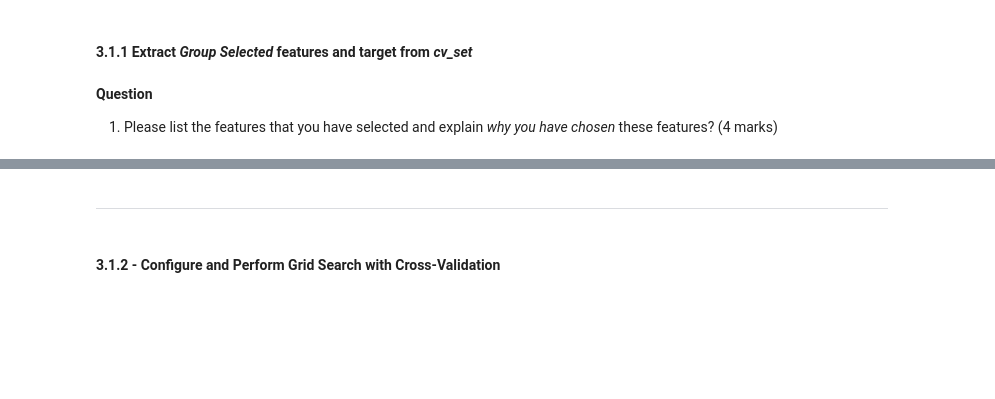
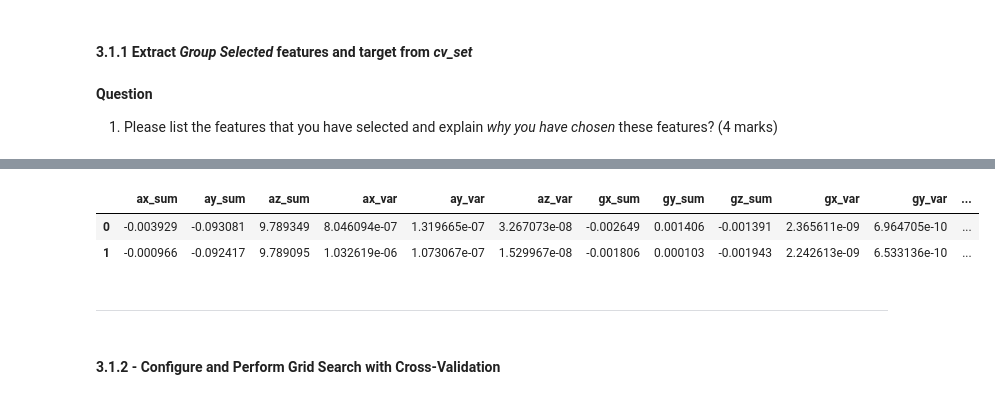
Before and after one commit to JiagengMi/engg680_2024_fall, a Jupyter notebook: Lab_Assignment4/ML_Application.ipynb, the cells around one changed output, grey strips where cells are left out. Saved outputs shown, nothing was run; the diff lists cells and outputs as text; code cells hidden in the pictures; blank space fills up the shorter version.

```diff
--- a/Lab_Assignment4/ML_Application.ipynb
+++ b/Lab_Assignment4/ML_Application.ipynb
@@ -585,8 +532,19 @@ ___
 # %%
 # TODO - Load group selected features from cv_set to X
 # X =
-
+selected_features = [
+    'ax_sum', 'ay_sum', 'az_sum',
+    'ax_var', 'ay_var', 'az_var',
+    'gx_sum', 'gy_sum', 'gz_sum',
+    'gx_var', 'gy_var', 'gz_var',
+    'a_sum', 'g_sum'
+]
+X = cv_set[selected_features]
 X.head(2)
+# %% [output]
+|  | ax_sum | ay_sum | az_sum | ax_var | ay_var | az_var | gx_sum | gy_sum | gz_sum | gx_var | gy_var | ... |
+| 0 | -0.003929 | -0.093081 | 9.789349 | 8.046094e-07 | 1.319665e-07 | 3.267073e-08 | -0.002649 | 0.001406 | -0.001391 | 2.365611e-09 | 6.964705e-10 | ... |
+| 1 | -0.000966 | -0.092417 | 9.789095 | 1.032619e-06 | 1.073067e-07 | 1.529967e-08 | -0.001806 | 0.000103 | -0.001943 | 2.242613e-09 | 6.533136e-10 | ... |
 # %%
 # TODO - Load motion_state column (target vector) into y
 # y =
```
Also changed, not shown: parts of 26 cells of this notebook.
